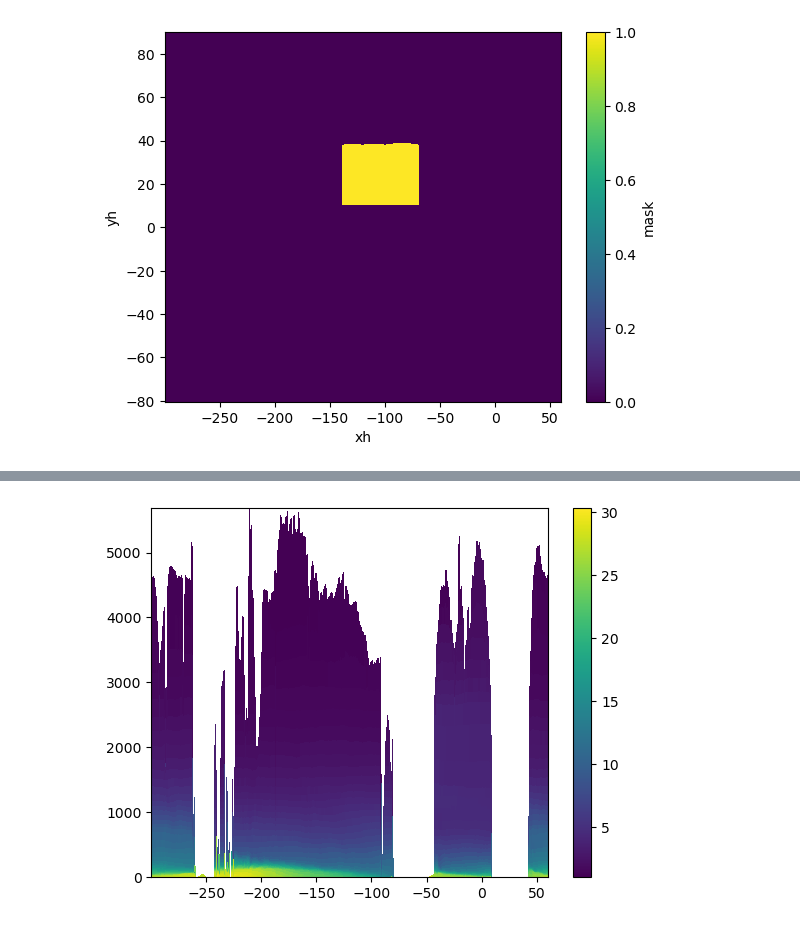
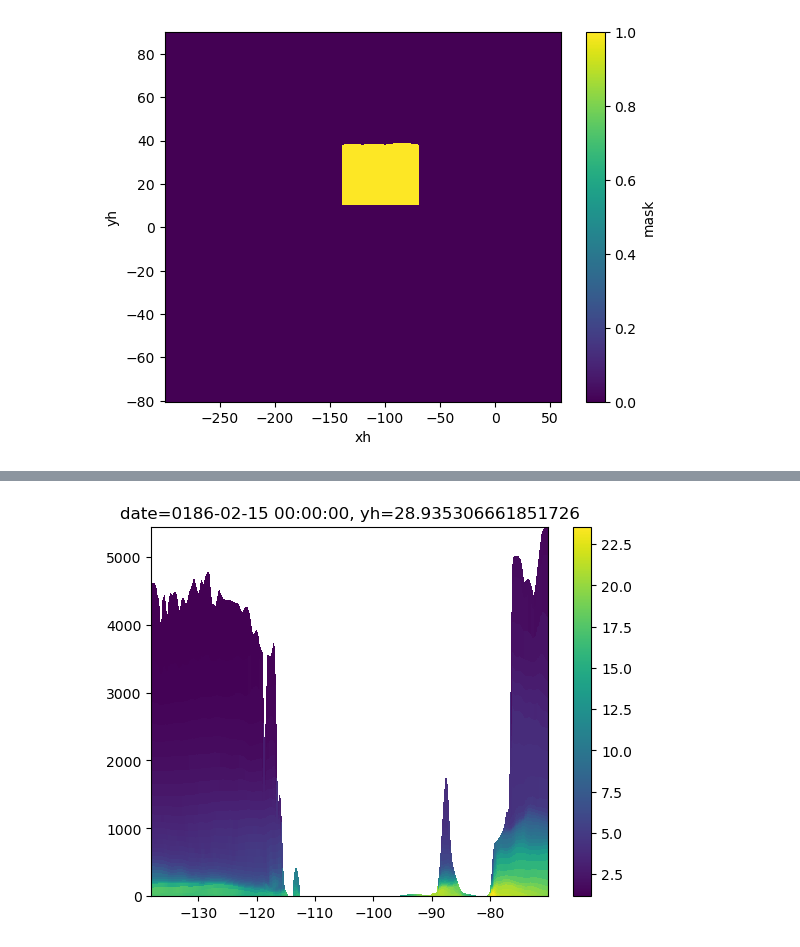
Before and after one commit to marianatorres4/WarmWaterMasses, a Jupyter notebook: 03_3D-analysis/3-D_analysis.ipynb, the cells around one changed output, grey strips where cells are left out. Drawn from its saved outputs; the diff is of its cells as text; code cells hidden in the pictures.

```diff
--- a/03_3D-analysis/3-D_analysis.ipynb
+++ b/03_3D-analysis/3-D_analysis.ipynb
@@ -168,3 +231,6 @@ Data variables:
+# %%
+temp = wm.grid._ds['thetao'].isel(time=0).sel(yh=29, method="nearest").sel(xh=slice(-138,-70)).compute()
+z_section = wm.grid._ds['z'].isel(time=0).sel(yh=29, method="nearest").sel(xh=slice(-138,-70)).compute()
 # %%
 import matplotlib.pyplot as plt
 
@@ -174,4 +240,5 @@ plt.pcolor(
     temp.transpose()
 )
 plt.colorbar()
+plt.title(f'date={z_section.time.values}, yh={z_section.yh.values}')
 # %% [output]
@@ -179 +246 @@ plt.colorbar()
-[figure, old version]
+[figure, new version]
```
Also changed, not shown: parts of 19 cells of this notebook.
